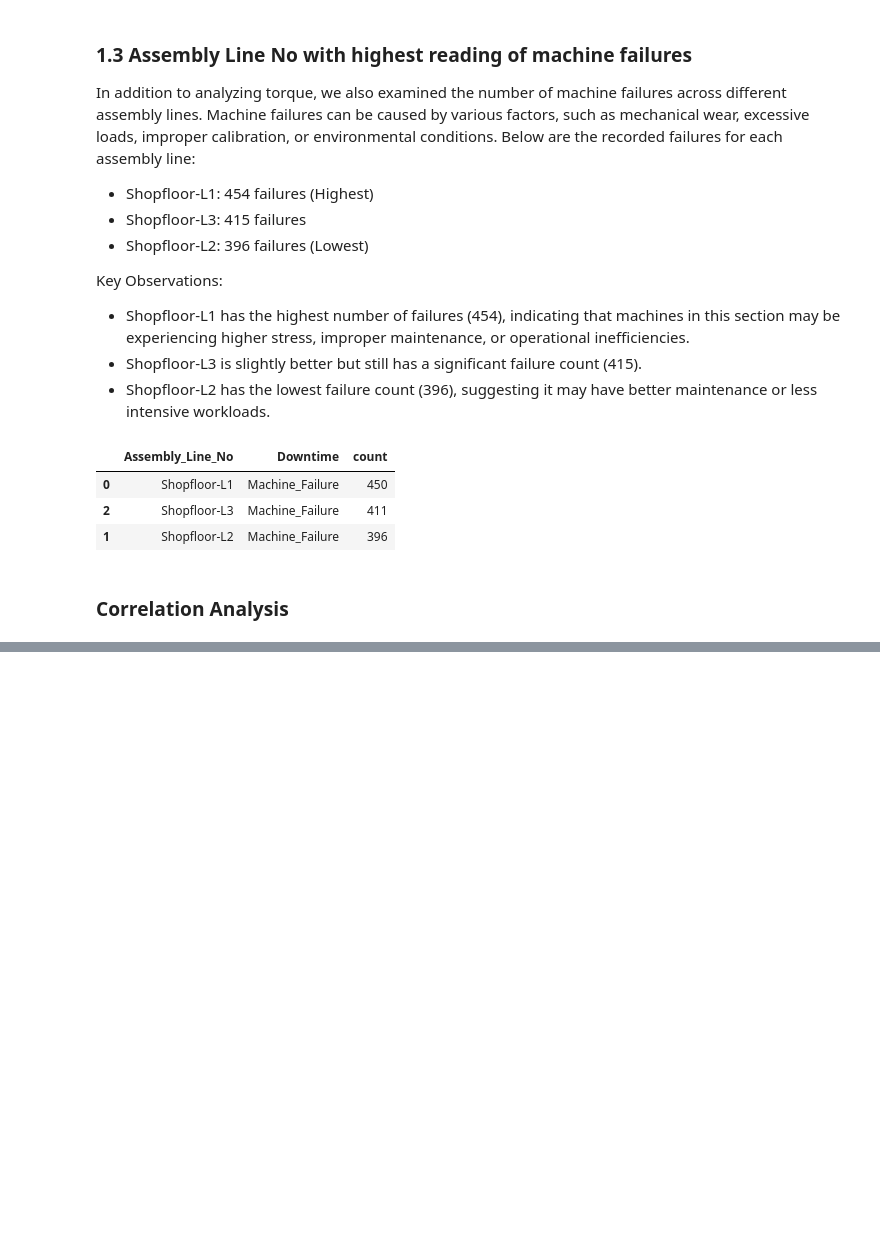
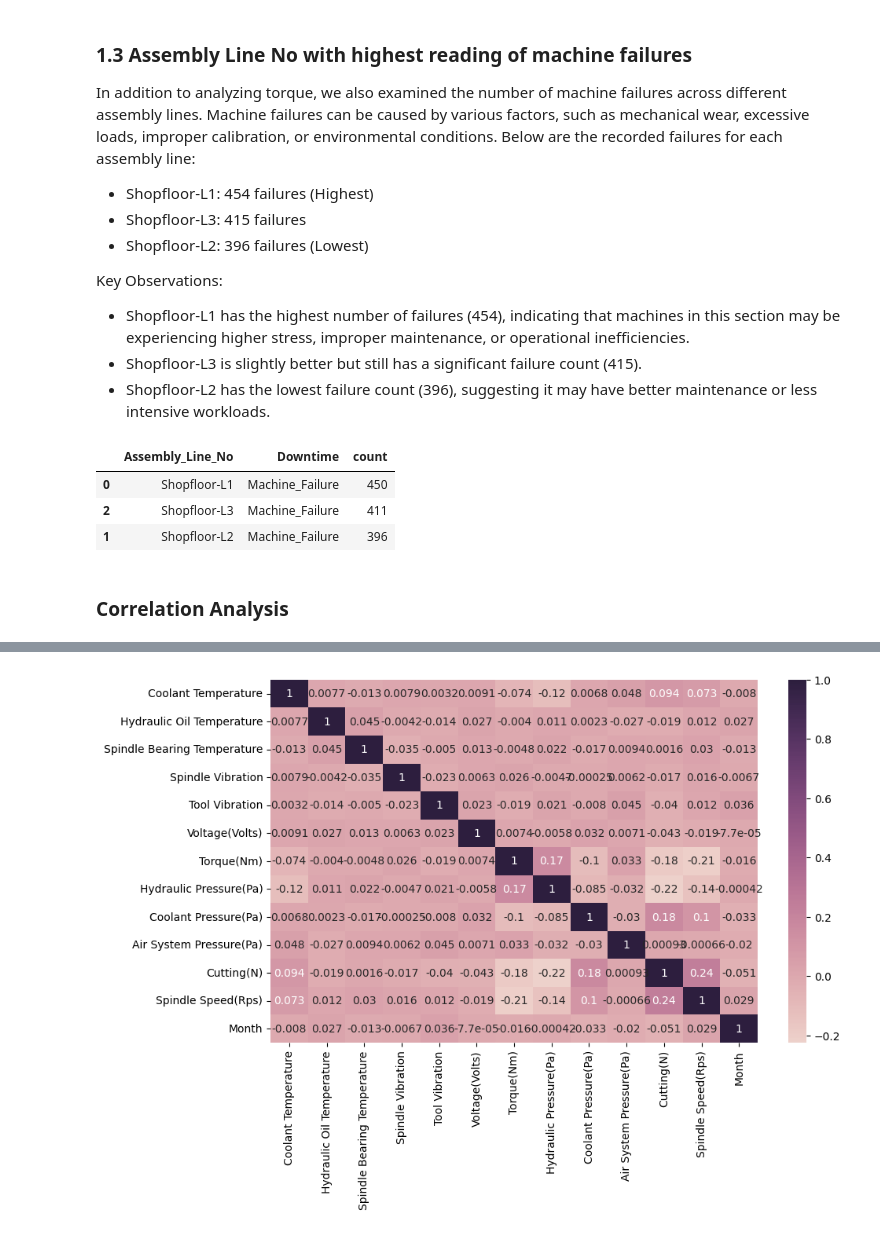
Before and after one commit to SirTee12/Machine-Downtime-Prediction, a Jupyter notebook: notebook/EEDA_Machine_Downtime.ipynb, the cells around one changed output, grey strips where cells are left out. Cells and saved outputs as stored; diff of their text form; code cells hidden in the pictures; blank space fills up the shorter version.

```diff
--- a/notebook/EEDA_Machine_Downtime.ipynb
+++ b/notebook/EEDA_Machine_Downtime.ipynb
@@ -131,0 +157,17 @@ machine_failure_reading.sort_values(by = 'count', ascending=False)
+# %%
+# copy the data
+machine_ori_encoded = machine_ori.copy()
+
+# create a custom
+h_labels = [x.replace('_', ' ').title() for x in
+            list(machine_ori_encoded.select_dtypes(include=['number']).columns.values)]
+
+# Select only numeric columns
+numeric_df = machine_ori_encoded.select_dtypes(include=['number'])
+
+fig, ax = plt.subplots(figsize=(10,6))
+_ = sns.heatmap(numeric_df.corr(), annot=True,
+                xticklabels=h_labels, yticklabels=h_labels,
+                cmap=sns.cubehelix_palette(as_cmap=True), ax=ax)
+# %% [output]
+[figure, added]
```
Also changed, not shown: parts of 1 cell of this notebook, 2 other files.
